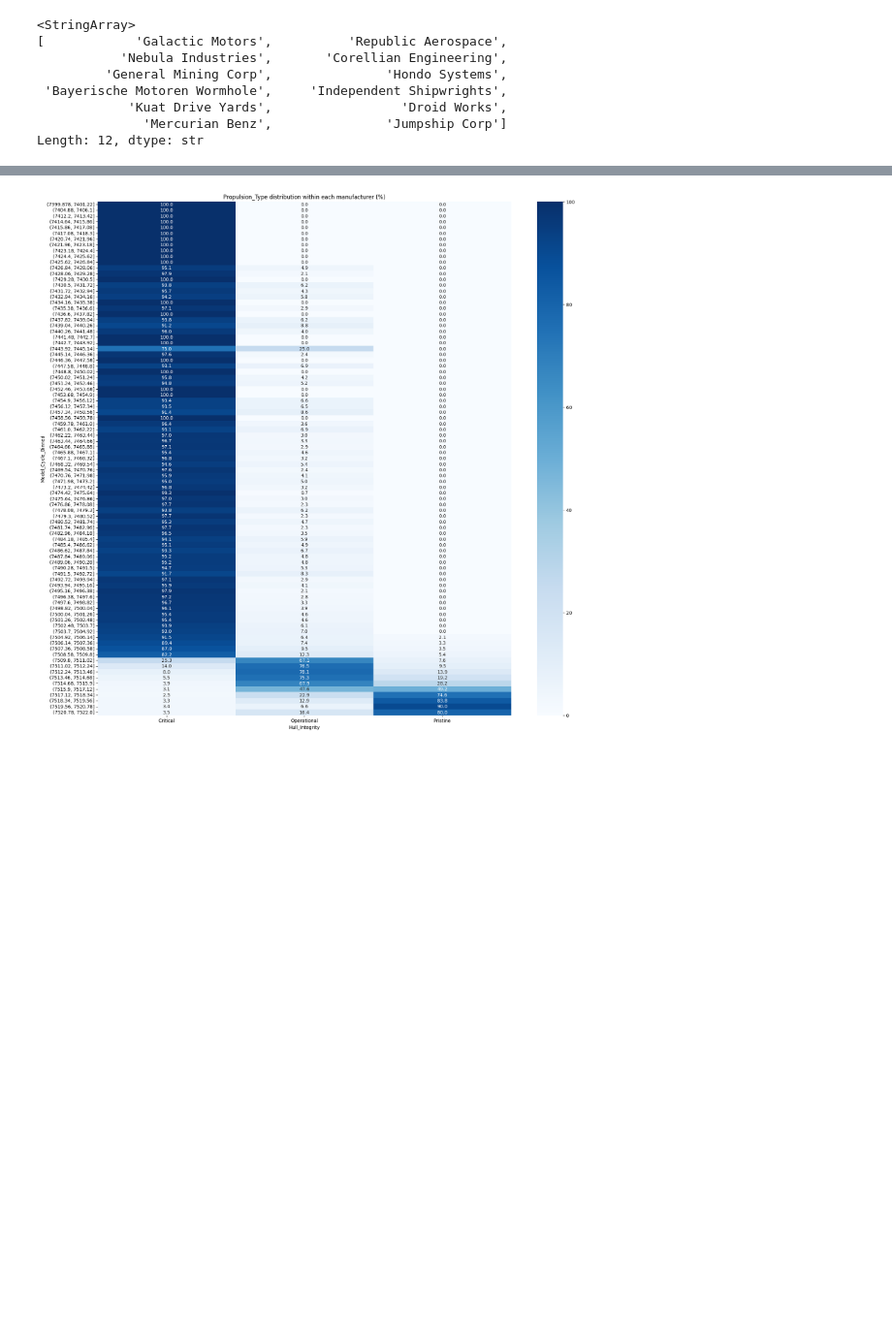
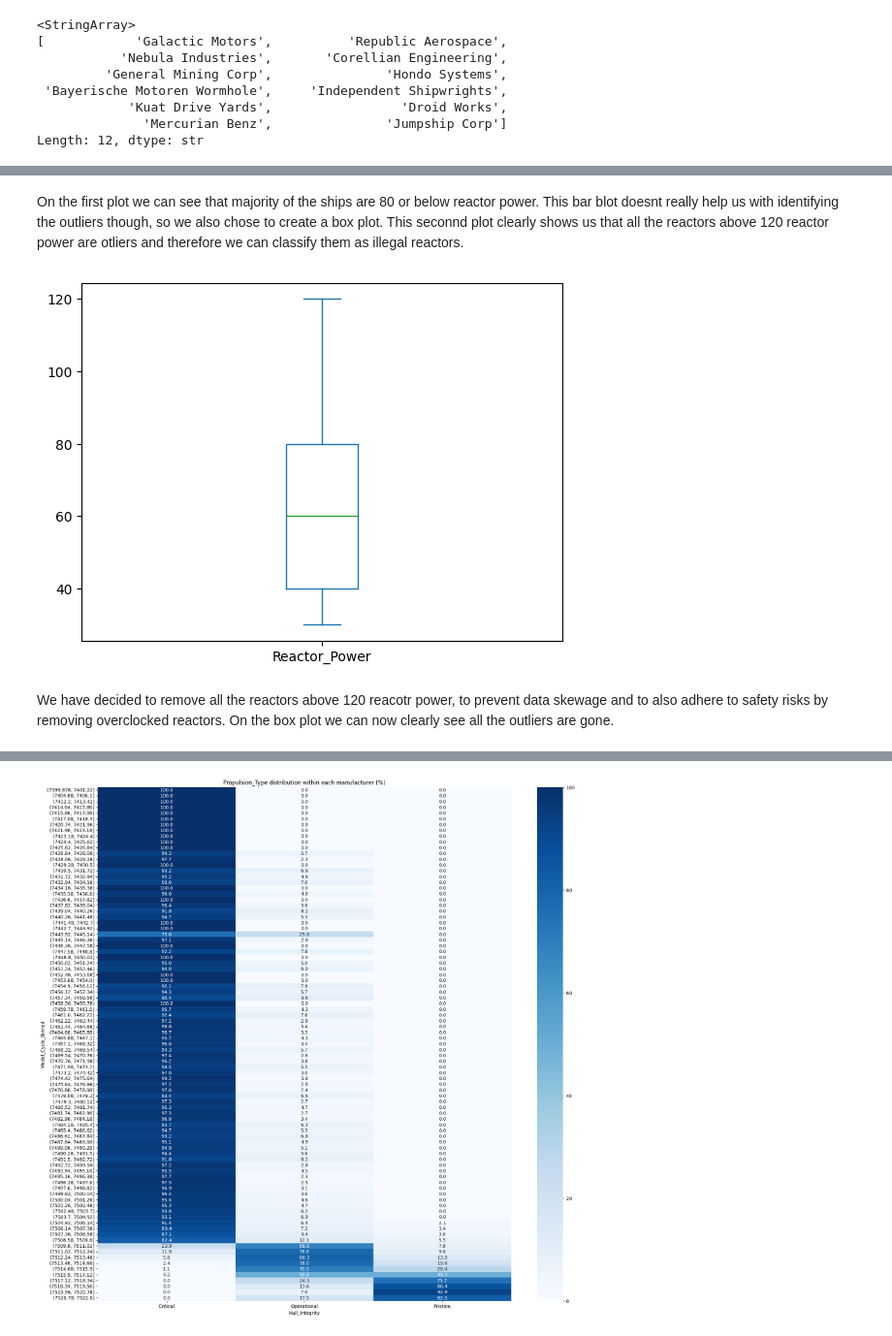
Before and after one commit to strmzi-git/jupyter-exam-03, a Jupyter notebook: DS-Assignment-it2.ipynb, the cells around one changed output, grey strips where cells are left out. Shown at 97% size. Cells and saved outputs as stored; diff of their text form; code cells hidden in the pictures; blank space fills up the shorter version.

Commit message:
add descriptions to business understanding and data understanding

```diff
--- a/DS-Assignment-it2.ipynb
+++ b/DS-Assignment-it2.ipynb
@@ -186,0 +232,11 @@ Name: Reactor_Power, dtype: float64
+# %% [markdown]
+On the first plot we can see that majority of the ships are 80 or below reactor power. This bar blot doesnt really help us with identifying the outliers though, so we also chose to create a box plot. This seconnd plot clearly shows us that all the reactors above 120 reactor power are otliers and therefore we can classify them as illegal reactors.
+# %%
+df_merged = df_merged[df_merged["Reactor_Power"] <= 120]
+df_merged["Reactor_Power"].plot.box()
+plt.show()
+# %% [output]
+[figure, added]
+# %% [markdown]
+We have decided to remove all the reactors above 120 reacotr power, to prevent data skewage and to also adhere to safety risks by removing overclocked reactors.
+On the box plot we can now clearly see all the outliers are gone.
```
Also changed, not shown: parts of 45 cells of this notebook.
